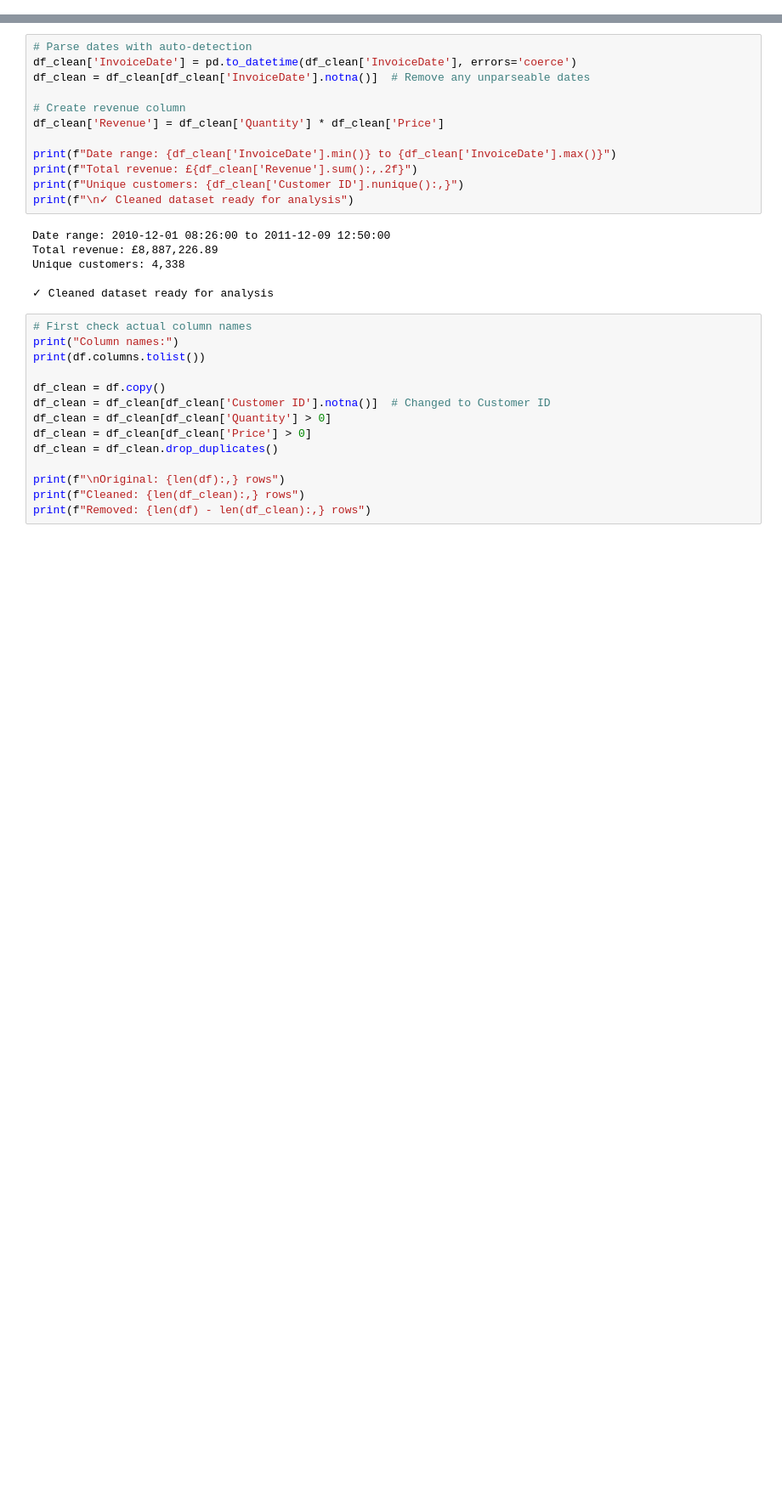
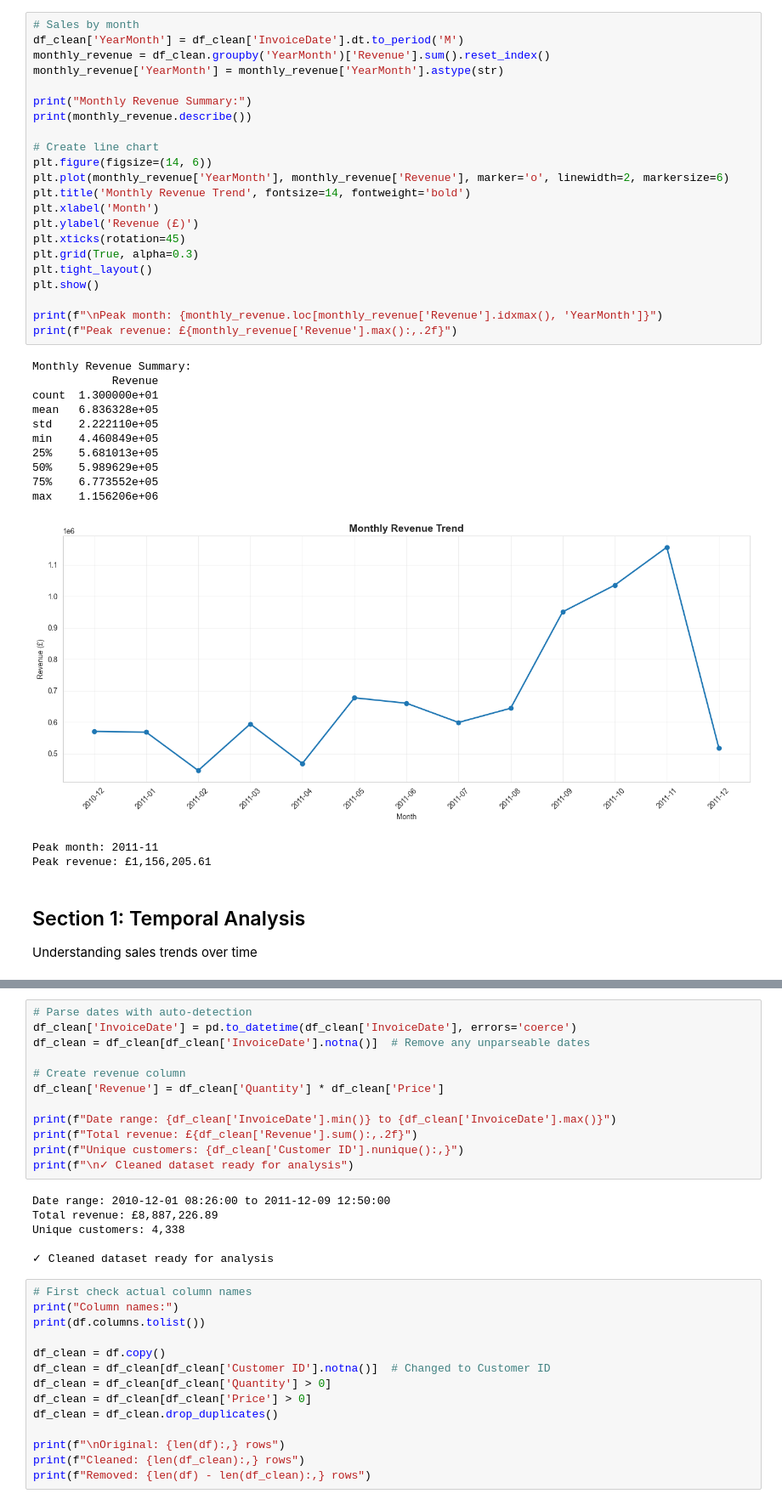
Before and after one commit to erdemcahit21-tech/Python-EDA-retail, a Jupyter notebook: eda_retail.ipynb, the cells around one changed output, grey strips where cells are left out. Shown at 85% size. Saved outputs shown, nothing was run; the diff lists cells and outputs as text; blank space fills up the shorter version.

```diff
--- a/eda_retail.ipynb
+++ b/eda_retail.ipynb
@@ -0,0 +123,39 @@
+# %%
+# Sales by month
+df_clean['YearMonth'] = df_clean['InvoiceDate'].dt.to_period('M')
+monthly_revenue = df_clean.groupby('YearMonth')['Revenue'].sum().reset_index()
+monthly_revenue['YearMonth'] = monthly_revenue['YearMonth'].astype(str)
+
+print("Monthly Revenue Summary:")
+print(monthly_revenue.describe())
+
+# Create line chart
+plt.figure(figsize=(14, 6))
+plt.plot(monthly_revenue['YearMonth'], monthly_revenue['Revenue'], marker='o', linewidth=2, markersize=6)
+plt.title('Monthly Revenue Trend', fontsize=14, fontweight='bold')
+plt.xlabel('Month')
+plt.ylabel('Revenue (£)')
+plt.xticks(rotation=45)
+plt.grid(True, alpha=0.3)
+plt.tight_layout()
+plt.show()
+
+print(f"\nPeak month: {monthly_revenue.loc[monthly_revenue['Revenue'].idxmax(), 'YearMonth']}")
+print(f"Peak revenue: £{monthly_revenue['Revenue'].max():,.2f}")
+# %% [output]
+Monthly Revenue Summary:
+            Revenue
+count  1.300000e+01
+mean   6.836328e+05
+std    2.222110e+05
+min    4.460849e+05
+25%    5.681013e+05
+50%    5.989629e+05
+75%    6.773552e+05
+max    1.156206e+06
+[figure, added]
+Peak month: 2011-11
+Peak revenue: £1,156,205.61
+# %% [markdown]
+## Section 1: Temporal Analysis
+Understanding sales trends over time
```
Also changed, not shown: parts of 5 cells of this notebook.
